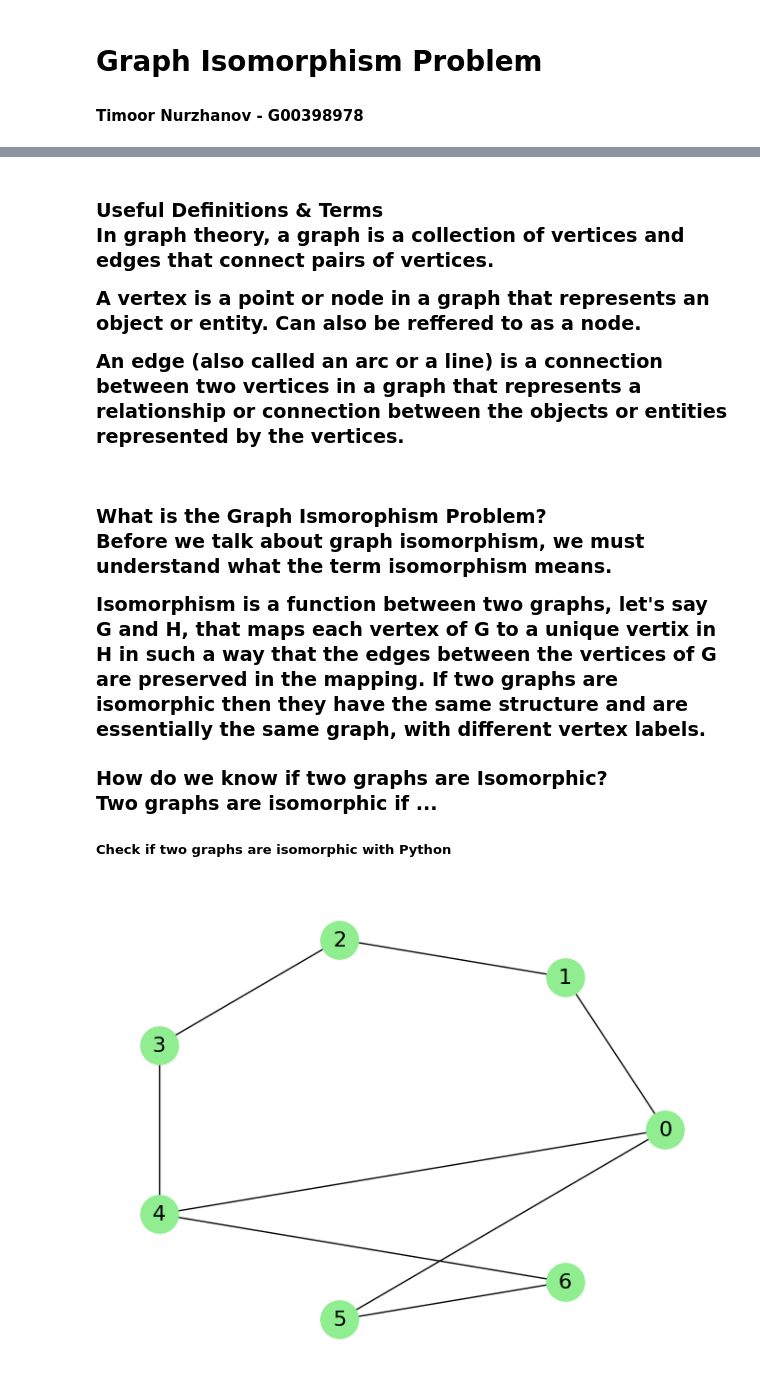
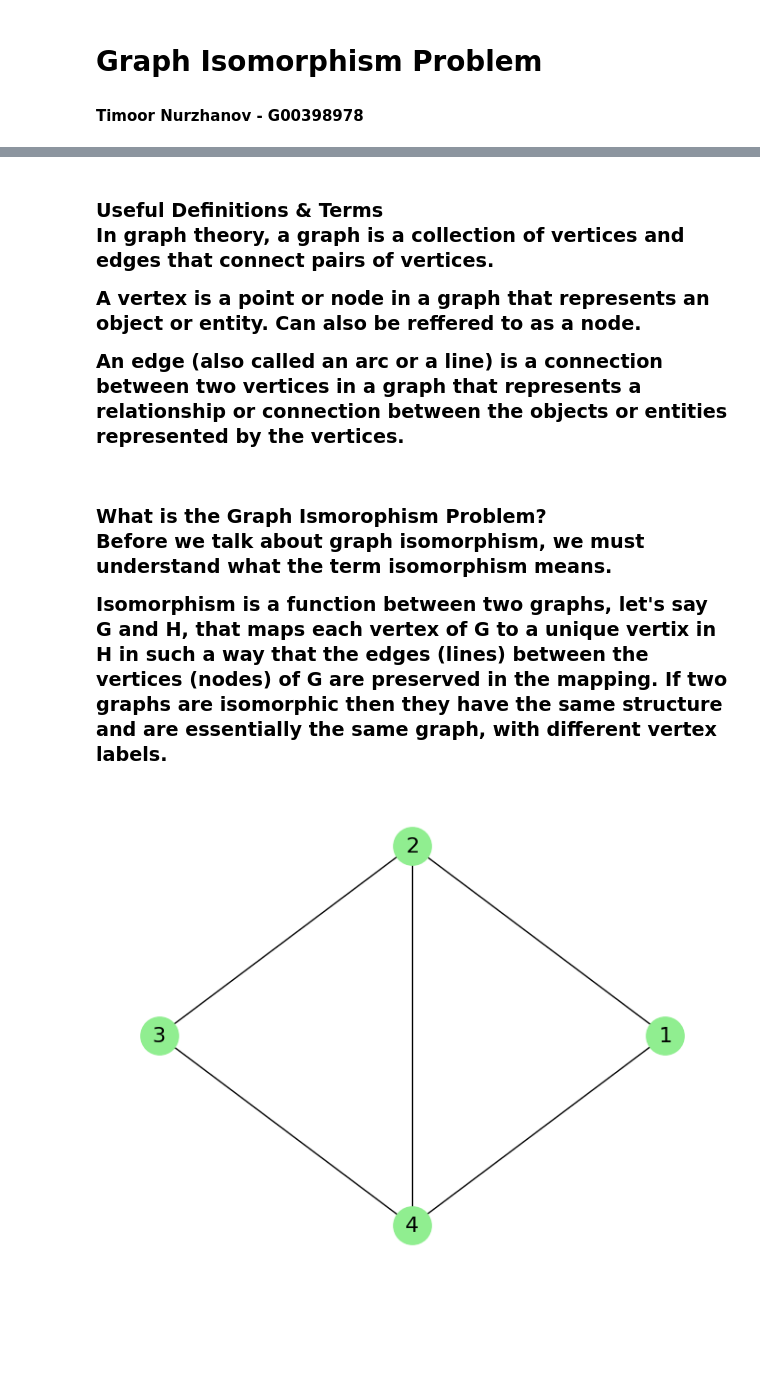
Before and after one commit to T1M00R/GraphTheoryProject, a Jupyter notebook: graph_isomorphism.ipynb, the cells around one changed output, grey strips where cells are left out. Drawn from its saved outputs; the diff is of its cells as text; code cells hidden in the pictures; blank space fills up the shorter version.

Commit message:
Examples + code to check graphs for isomorphism

```diff
--- a/graph_isomorphism.ipynb
+++ b/graph_isomorphism.ipynb
@@ -12,7 +12,7 @@ import matplotlib.pyplot as plt
 import numpy as np
 # %% [markdown]
 <h3>Useful Definitions & Terms
-
+<br>
 <p>In graph theory, a graph is a collection of vertices and edges that connect pairs of vertices.
 
 <p>A vertex is a point or node in a graph that represents an object or entity. Can also be reffered to as a node.
@@ -20,46 +20,43 @@ import numpy as np
 <p>An edge (also called an arc or a line) is a connection between two vertices in a graph that represents a relationship or connection between the objects or entities represented by the vertices.
 # %% [markdown]
 <h3>What is the Graph Ismorophism Problem?
-
+<br>
 <p>Before we talk about graph isomorphism, we must understand what the term isomorphism means.
 <p>
-Isomorphism is a function between two graphs, let's say G and H, that maps each vertex of G to a unique vertix in H in such a way that the edges between the vertices of G are preserved in the mapping. If two graphs are isomorphic then they have the same structure and are essentially the same graph, with different vertex labels.
-
-<h3>How do we know if two graphs are Isomorphic?
-<p> Two graphs are isomorphic if ...
-
-<h5>Check if two graphs are isomorphic with Python
+Isomorphism is a function between two graphs, let's say G and H, that maps each vertex of G to a unique vertix in H in such a way that the edges (lines) between the vertices (nodes) of G are preserved in the mapping.
+If two graphs are isomorphic then they have the same structure and are essentially the same graph, with different vertex labels.
 # %%
-import numpy as np
 import networkx as nx
-import itertools
+
 
 # Parameters to determine graph visuals
 params = {'node_color': 'lightgreen', 'node_size' : 800, 'font_size': 16, 'with_labels': True}
 
 # Graph 1
 G1 = nx.Graph()
 
 # Graph 2
 G2 = nx.Graph()
 
 # Arrays of Edges of two isomorphic graphs
-e1 = [(0, 1), (1, 2), (2, 3), (3, 4), (4, 0), (5, 0), (5, 6), (6, 4)]
+e1 = [(1,2),(2,3),(3,4),(4,1),(2,4)]
 
-# e2 = [(0, 1), (1, 2), (2, 0), (0, 3), (3, 4)]
-e2 = [(0, 1), (1, 2), (2, 3), (3, 4), (4, 0), (0, 6), (6, 5), (4, 5)]
+e2 = [(10,20),(10,30),(30,40),(40,20),(20,30)]
 
 
 
 # Add edge arrays to both graphs
 G1.add_edges_from(e1)
 
 G2.add_edges_from(e2)
 
+# create a mapping between the two graphs
+mapping = {1: 10, 2: 20, 3: 30, 4: 40}
+
 # Draw graph 1
 nx.draw_circular(G1, **params)
 # %% [output]
-[figure, old version]
+[figure, new version]
 # %%
 # Draw graph 2
 nx.draw_circular(G2, **params)
```
Also changed, not shown: parts of 7 cells of this notebook.
